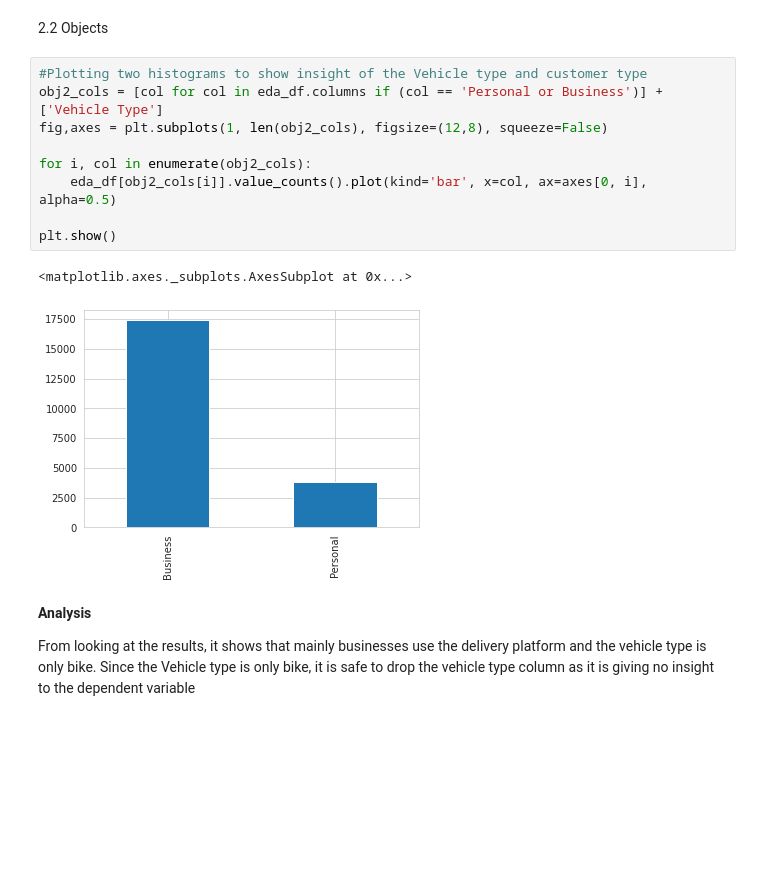
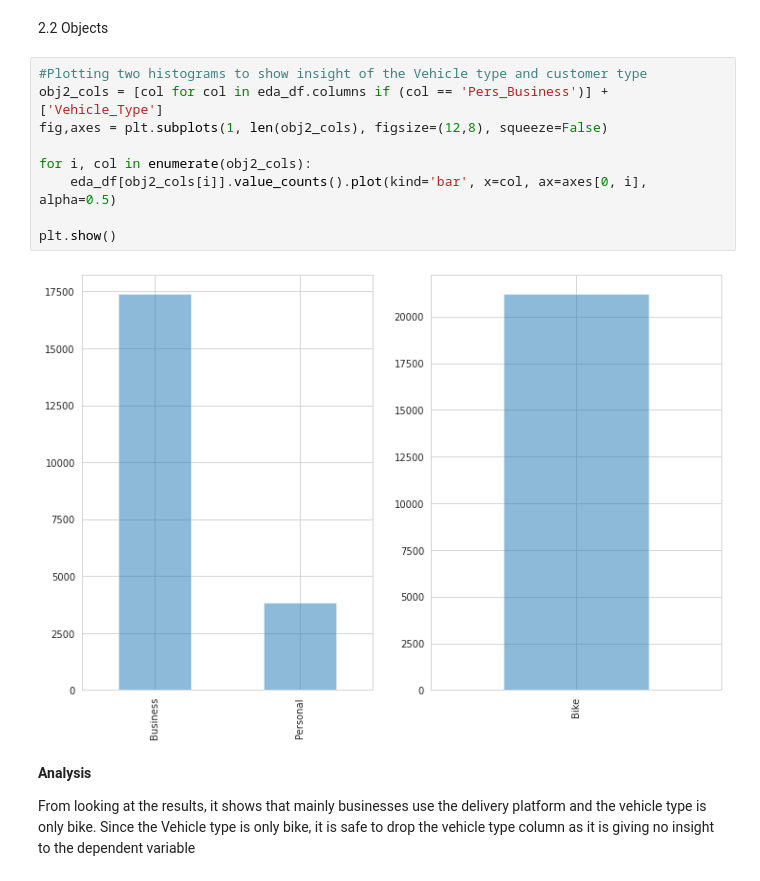
Before and after one commit to Dominic-byte/Team-13-Regression-Predict, a Jupyter notebook: Sendy_regressor.ipynb, the cells around one changed output. Saved outputs shown, nothing was run; the diff lists cells and outputs as text; blank space fills up the shorter version.

```diff
--- a/Sendy_regressor.ipynb
+++ b/Sendy_regressor.ipynb
@@ -373,16 +430,15 @@ From looking at the box plot, all numerical values range differently from the pl
 2.2 Objects
 # %%
 #Plotting two histograms to show insight of the Vehicle type and customer type
-obj2_cols = [col for col in eda_df.columns if (col == 'Personal or Business')] + ['Vehicle Type']
+obj2_cols = [col for col in eda_df.columns if (col == 'Pers_Business')] + ['Vehicle_Type']
 fig,axes = plt.subplots(1, len(obj2_cols), figsize=(12,8), squeeze=False)
 
 for i, col in enumerate(obj2_cols):
     eda_df[obj2_cols[i]].value_counts().plot(kind='bar', x=col, ax=axes[0, i], alpha=0.5)
 
 plt.show()
 # %% [output]
-<matplotlib.axes._subplots.AxesSubplot at 0x...>
-[figure, old version]
+[figure, new version]
 # %% [markdown]
 **Analysis**
 
```
Also changed, not shown: parts of 19 cells of this notebook.
